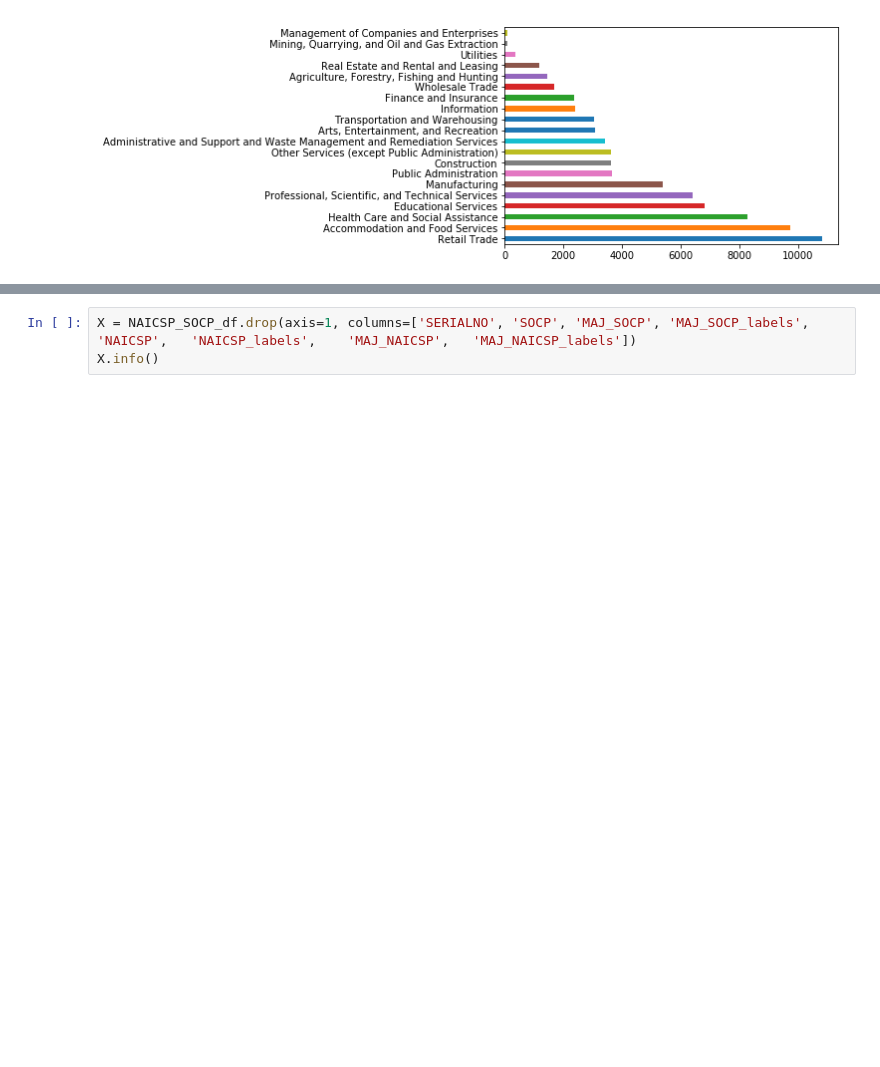
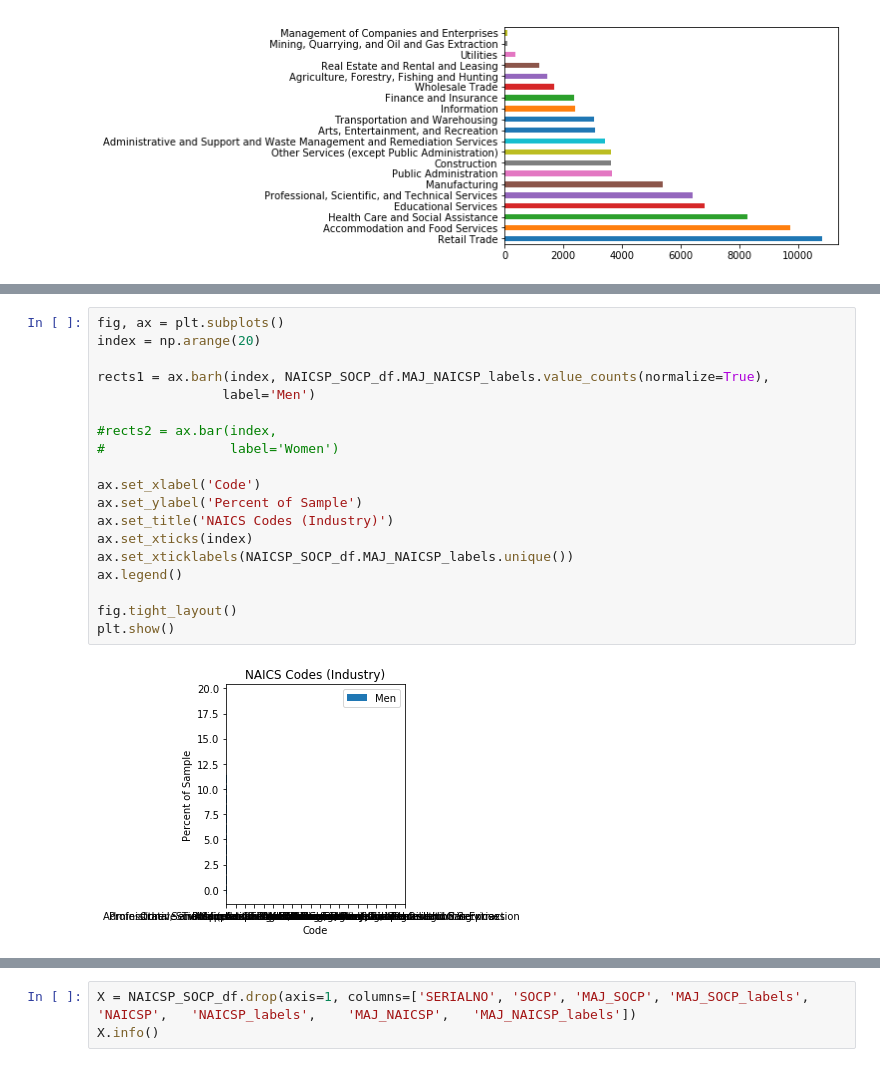
Before and after one commit to DMSaunders/Recommending-Paths-to-Occupations, a Jupyter notebook: notebooks/capstone_industry.ipynb, the cells around one changed output, grey strips where cells are left out. Cells and saved outputs as stored; diff of their text form; blank space fills up the shorter version.

```diff
--- a/notebooks/capstone_industry.ipynb
+++ b/notebooks/capstone_industry.ipynb
@@ -69,0 +78,21 @@ fig, ax = plt.subplots()
+# %%
+fig, ax = plt.subplots()
+index = np.arange(20)
+
+rects1 = ax.barh(index, NAICSP_SOCP_df.MAJ_NAICSP_labels.value_counts(normalize=True),
+                label='Men')
+
+#rects2 = ax.bar(index,
+#                label='Women')
+
+ax.set_xlabel('Code')
+ax.set_ylabel('Percent of Sample')
+ax.set_title('NAICS Codes (Industry)')
+ax.set_xticks(index)
+ax.set_xticklabels(NAICSP_SOCP_df.MAJ_NAICSP_labels.unique())
+ax.legend()
+
+fig.tight_layout()
+plt.show()
+# %% [output]
+[figure, added]
```
Also changed, not shown: parts of 14 cells of this notebook.
